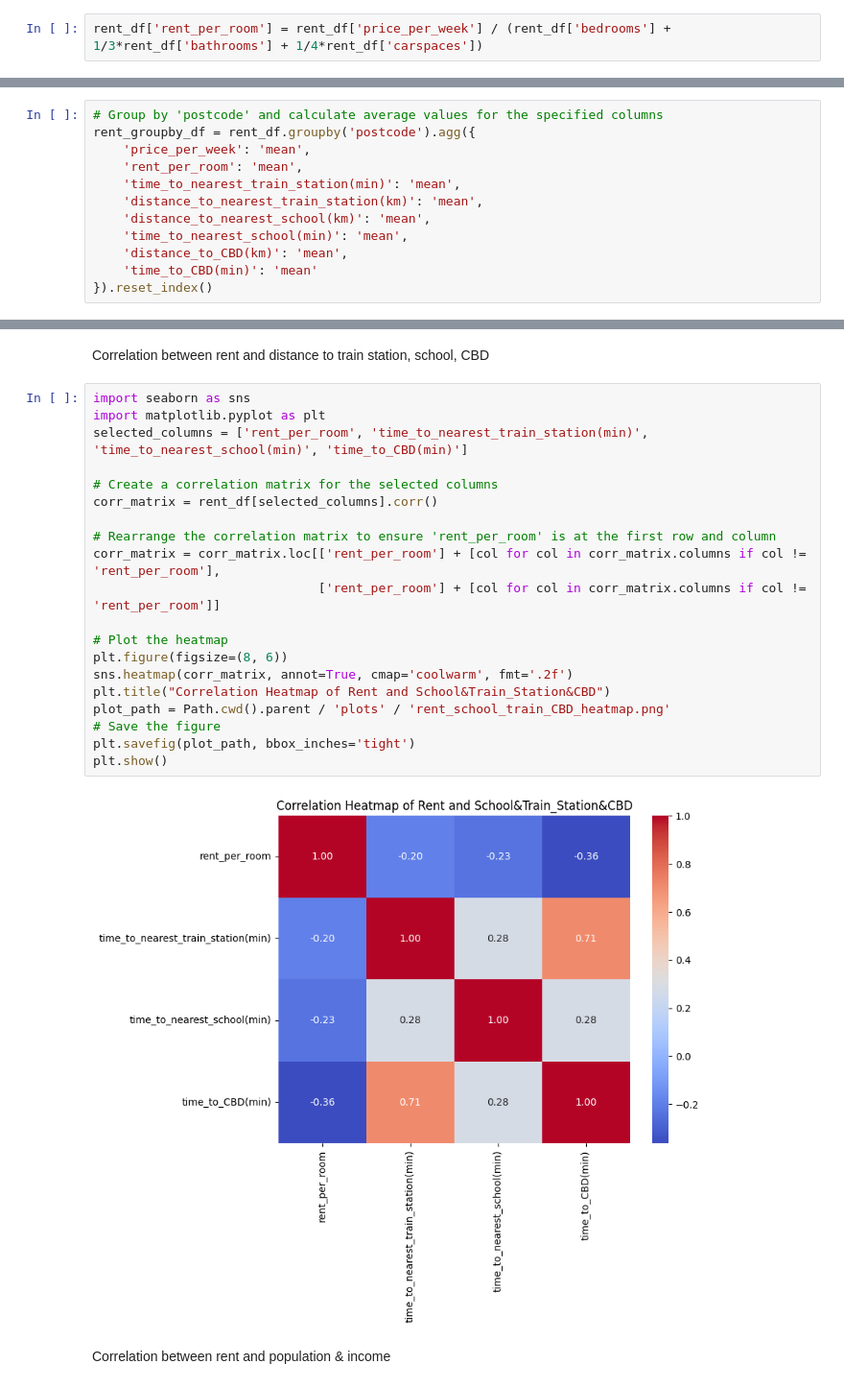
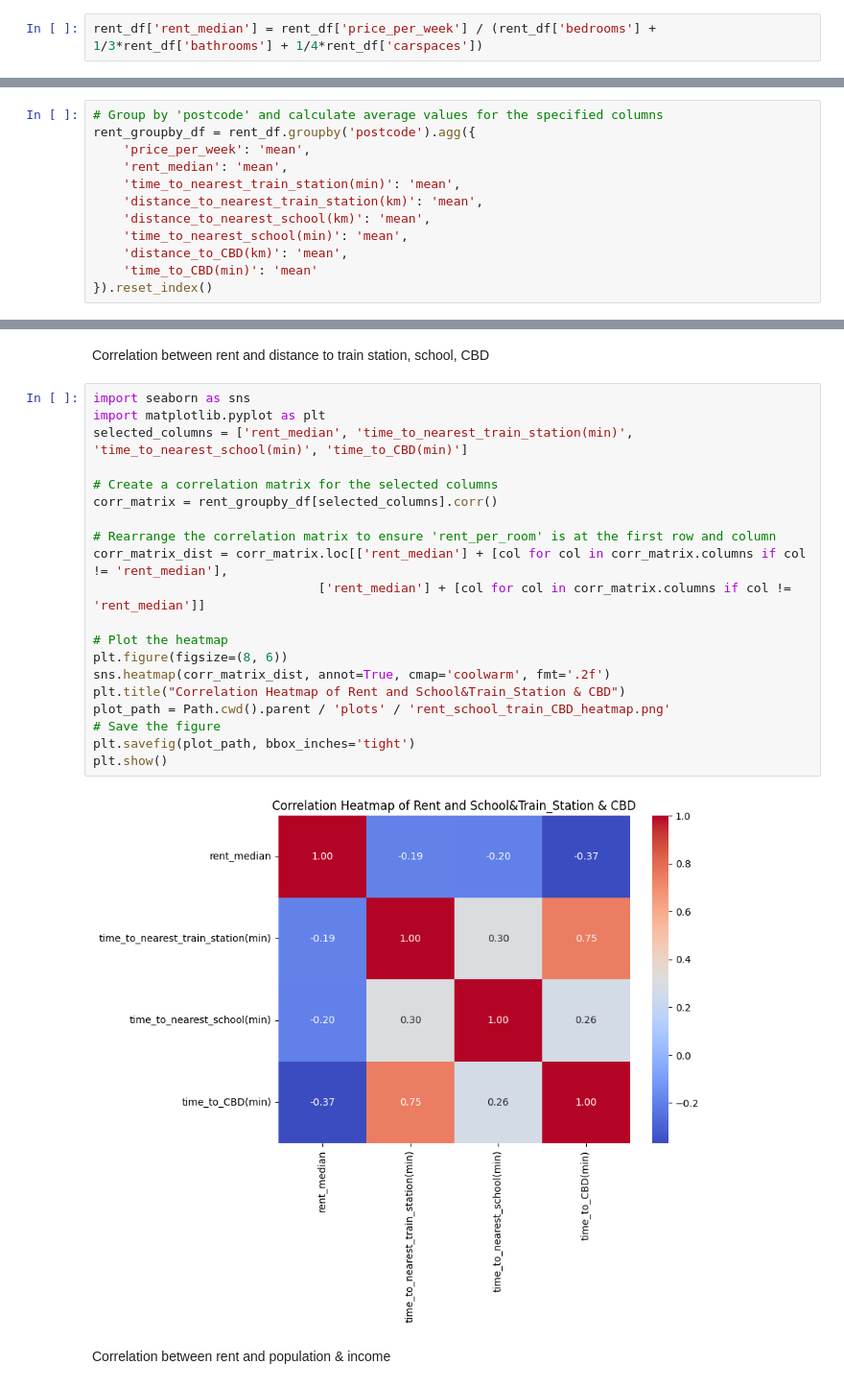
Before and after one commit to MAST30034-AppliedDataScience/project-2-group-real-estate-industry-project-7, a Jupyter notebook: notebooks/external_feature_analysis.ipynb, the cells around one changed output, grey strips where cells are left out. Shown at 96% size. Drawn from its saved outputs; the diff is of its cells as text.

Commit message:
add external/internal features correlations

```diff
--- a/notebooks/external_feature_analysis.ipynb
+++ b/notebooks/external_feature_analysis.ipynb
@@ -52,7 +52,7 @@ Find out average rent per room for each rent property,
 
 num of room = num of bedroom + 1/2*num of bathroom + 1/4*num of car space
 # %%
-rent_df['rent_per_room'] = rent_df['price_per_week'] / (rent_df['bedrooms'] + 1/3*rent_df['bathrooms'] + 1/4*rent_df['carspaces'])
+rent_df['rent_median'] = rent_df['price_per_week'] / (rent_df['bedrooms'] + 1/3*rent_df['bathrooms'] + 1/4*rent_df['carspaces'])
 # %%
 rent_df
 # %% [output]
@@ -75,7 +75,7 @@ Find out the average time and distance to nearest to nearest train_station, scho
 # Group by 'postcode' and calculate average values for the specified columns
 rent_groupby_df = rent_df.groupby('postcode').agg({
     'price_per_week': 'mean',
-    'rent_per_room': 'mean',
+    'rent_median': 'mean',
     'time_to_nearest_train_station(min)': 'mean',
     'distance_to_nearest_train_station(km)': 'mean',
     'distance_to_nearest_school(km)': 'mean',
@@ -104,25 +104,25 @@ Correlation between rent and distance to train station, school, CBD
 # %%
 import seaborn as sns
 import matplotlib.pyplot as plt
-selected_columns = ['rent_per_room', 'time_to_nearest_train_station(min)', 'time_to_nearest_school(min)', 'time_to_CBD(min)']
+selected_columns = ['rent_median', 'time_to_nearest_train_station(min)', 'time_to_nearest_school(min)', 'time_to_CBD(min)']
 
 # Create a correlation matrix for the selected columns
-corr_matrix = rent_df[selected_columns].corr()
+corr_matrix = rent_groupby_df[selected_columns].corr()
 
 # Rearrange the correlation matrix to ensure 'rent_per_room' is at the first row and column
-corr_matrix = corr_matrix.loc[['rent_per_room'] + [col for col in corr_matrix.columns if col != 'rent_per_room'],
-                              ['rent_per_room'] + [col for col in corr_matrix.columns if col != 'rent_per_room']]
+corr_matrix_dist = corr_matrix.loc[['rent_median'] + [col for col in corr_matrix.columns if col != 'rent_median'],
+                              ['rent_median'] + [col for col in corr_matrix.columns if col != 'rent_median']]
 
 # Plot the heatmap
 plt.figure(figsize=(8, 6))
-sns.heatmap(corr_matrix, annot=True, cmap='coolwarm', fmt='.2f')
-plt.title("Correlation Heatmap of Rent and School&Train_Station&CBD")
+sns.heatmap(corr_matrix_dist, annot=True, cmap='coolwarm', fmt='.2f')
+plt.title("Correlation Heatmap of Rent and School&Train_Station & CBD")
 plot_path = Path.cwd().parent / 'plots' / 'rent_school_train_CBD_heatmap.png'
 # Save the figure
 plt.savefig(plot_path, bbox_inches='tight')
 plt.show()
 # %% [output]
-[figure, old version]
+[figure, new version]
 # %% [markdown]
 Correlation between rent and population & income
 # %%
```
Also changed, not shown: parts of 3 cells of this notebook, 3 other files.
